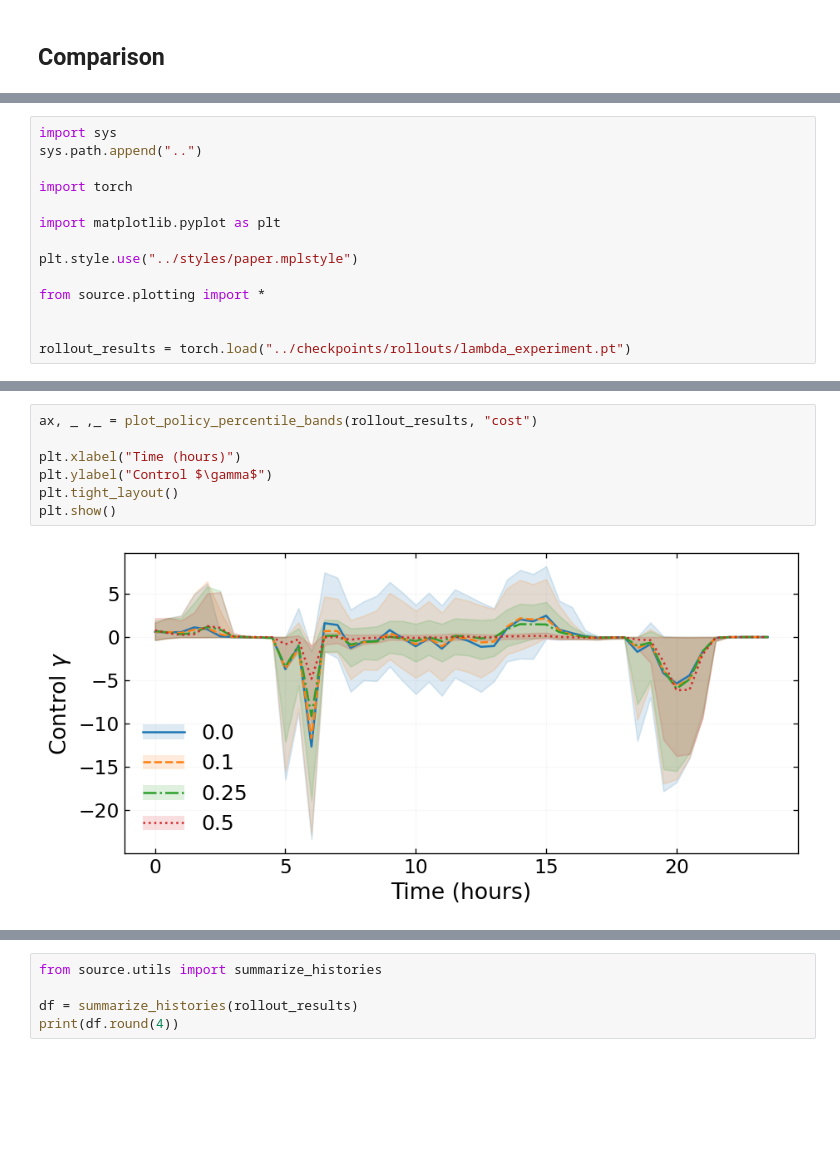
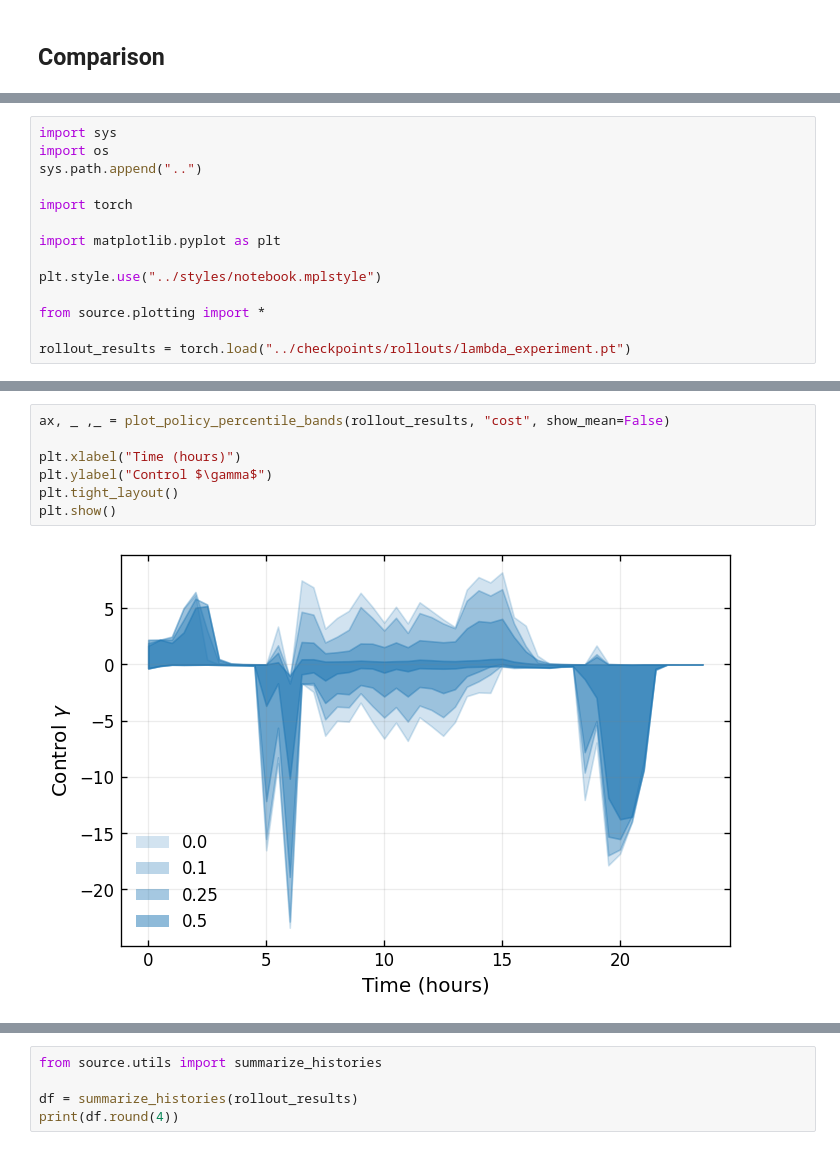
Before and after one commit to DenisseUrenda/stochastic-ems-policy, a Jupyter notebook: notebooks/03_lambda_experiments.ipynb, the cells around one changed output, grey strips where cells are left out. Saved outputs shown, nothing was run; the diff lists cells and outputs as text; blank space fills up the shorter version.

```diff
--- a/notebooks/03_lambda_experiments.ipynb
+++ b/notebooks/03_lambda_experiments.ipynb
@@ -351,17 +351,17 @@ J_episode: -17.190603256225586
 Saved rollouts: ../checkpoints/rollouts\lambda_experiment.pt
 # %%
 import sys
+import os
 sys.path.append("..")
 
 import torch
 
 import matplotlib.pyplot as plt
 
-plt.style.use("../styles/paper.mplstyle")
+plt.style.use("../styles/notebook.mplstyle")
 
 from source.plotting import *
 
-
 rollout_results = torch.load("../checkpoints/rollouts/lambda_experiment.pt")
 # %%
 
@@ -657,9 +576,9 @@ plt.show()
 # %%
-ax, _ ,_ = plot_policy_percentile_bands(rollout_results, "cost")
+ax, _ ,_ = plot_policy_percentile_bands(rollout_results, "cost", show_mean=False)
 
 plt.xlabel("Time (hours)")
 plt.ylabel("Control $\gamma$")
 plt.tight_layout()
 plt.show()
 # %% [output]
-[figure, old version]
+[figure, new version]
```
Also changed, not shown: parts of 9 cells of this notebook, 24 other files.
